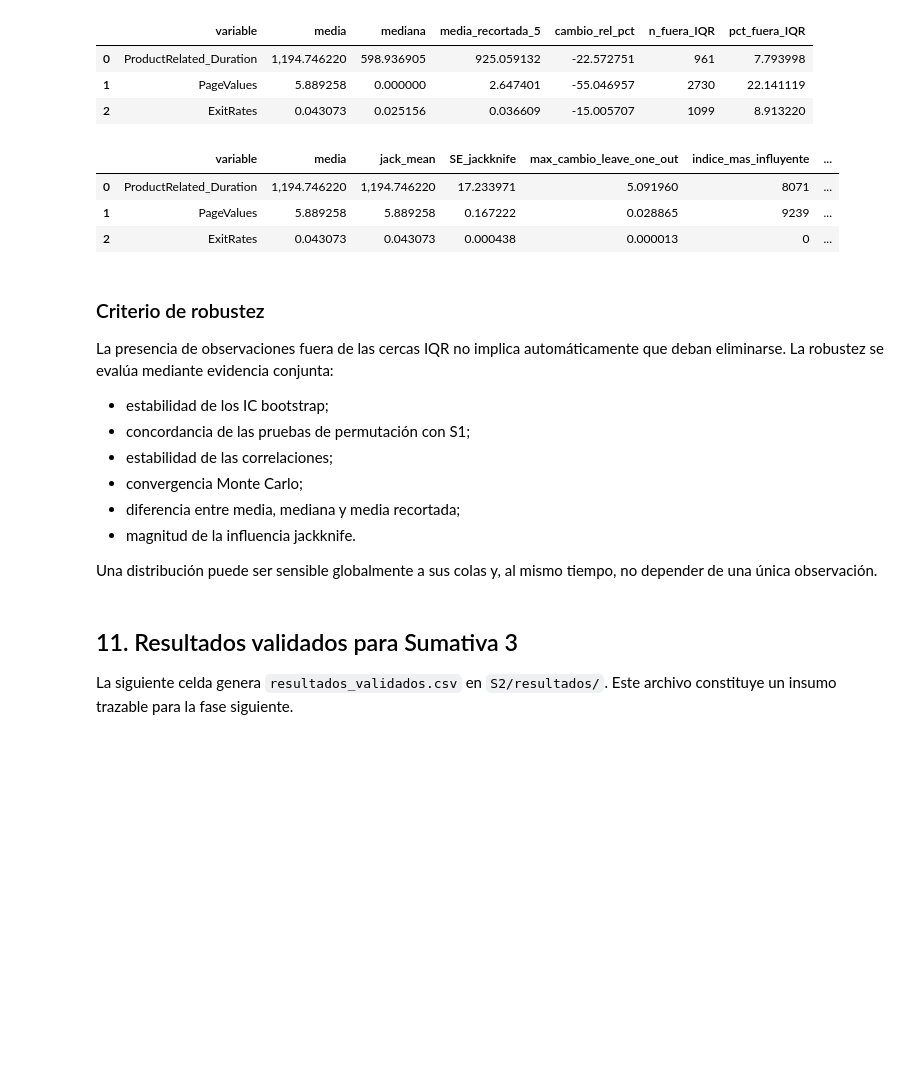
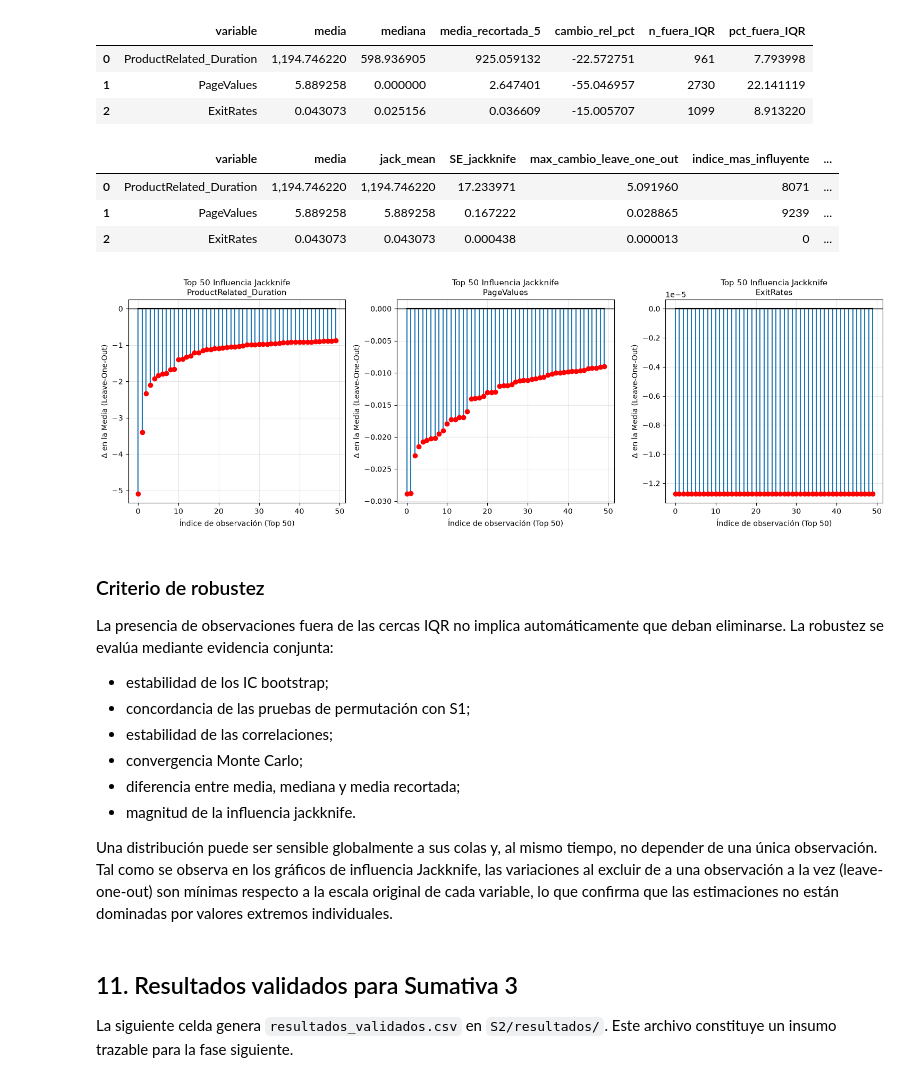
Before and after one commit to vedurancisterna-alt/Estadistica_Computacional, a Jupyter notebook: S2/02_simulacion_remuestreo.ipynb, the cells around one changed output. Drawn from its saved outputs; the diff is of its cells as text; code cells hidden in the pictures; blank space fills up the shorter version.

Commit message:
feat: integra gráficos de diagnóstico visual para influencia Jackknife

```diff
--- a/S2/02_simulacion_remuestreo.ipynb
+++ b/S2/02_simulacion_remuestreo.ipynb
@@ -672,42 +672,61 @@ display(tabla_rob)
 | 1 | PageValues | 5.889258 | 0.000000 | 2.647401 | -55.046957 | 2730 | 22.141119 |
 | 2 | ExitRates | 0.043073 | 0.025156 | 0.036609 | -15.005707 | 1099 | 8.913220 |
 # %%
-# 10.2 Jackknife exacto para la media
+# 10.2 Jackknife exacto para la media y diagnóstico visual
 # Para la media, cada estimación leave-one-out puede calcularse sin bucles costosos.
 filas_jack = []
 
-for v in variables_ic:
+fig, axes = plt.subplots(1, len(variables_ic), figsize=(15, 5))
+
+for ax, v in zip(axes, variables_ic):
     x = df[v].to_numpy(dtype=float)
     n = len(x)
     media = x.mean()
 
+    # Cálculo vectorizado de medias Jackknife
     jack = (x.sum() - x) / (n - 1)
     jack_mean = jack.mean()
 
     se_jack = np.sqrt(
         (n - 1) / n * np.sum((jack - jack_mean) ** 2)
     )
 
     cambios = np.abs(jack - media)
     idx = np.argmax(cambios)
+
+    # -- DIAGNÓSTICO VISUAL --
+    influencia = jack - media
+    idx_ordenados = np.argsort(np.abs(influencia))[::-1][:50]
+
+    ax.stem(range(50), influencia[idx_ordenados], markerfmt='ro', basefmt="k-")
+    ax.set_title(f"Top 50 Influencia Jackknife\n{v}", fontsize=11)
+    ax.set_xlabel("Índice de observación (Top 50)")
+    ax.set_ylabel(r"$\Delta$ en la Media (Leave-One-Out)")
+    ax.axhline(0, color='black', linewidth=1)
+    ax.grid(alpha=0.3)
+    # -------------------------
 
     filas_jack.append({
         "variable": v,
         "media": media,
         "jack_mean": jack_mean,
         "SE_jackknife": se_jack,
         "max_cambio_leave_one_out": cambios[idx],
         "indice_mas_influyente": int(idx),
         "valor_mas_influyente": x[idx]
     })
 
 tabla_jack = pd.DataFrame(filas_jack)
 display(tabla_jack)
+
+plt.tight_layout()
+plt.show()
 # %% [output]
 |  | variable | media | jack_mean | SE_jackknife | max_cambio_leave_one_out | indice_mas_influyente | ... |
 | 0 | ProductRelated_Duration | 1,194.746220 | 1,194.746220 | 17.233971 | 5.091960 | 8071 | ... |
 | 1 | PageValues | 5.889258 | 5.889258 | 0.167222 | 0.028865 | 9239 | ... |
 | 2 | ExitRates | 0.043073 | 0.043073 | 0.000438 | 0.000013 | 0 | ... |
+[figure, added]
 # %% [markdown]
 ### Criterio de robustez
 
@@ -720,7 +739,7 @@ La presencia de observaciones fuera de las cercas IQR no implica automáticament
 - diferencia entre media, mediana y media recortada;
 - magnitud de la influencia jackknife.
 
-Una distribución puede ser sensible globalmente a sus colas y, al mismo tiempo, no depender de una única observación.
+Una distribución puede ser sensible globalmente a sus colas y, al mismo tiempo, no depender de una única observación. Tal como se observa en los gráficos de influencia Jackknife, las variaciones al excluir de a una observación a la vez (leave-one-out) son mínimas respecto a la escala original de cada variable, lo que confirma que las estimaciones no están dominadas por valores extremos individuales.
 # %% [markdown]
 ## 11. Resultados validados para Sumativa 3
 
```
Also changed, not shown: parts of 1 cell of this notebook, 1 other file.
